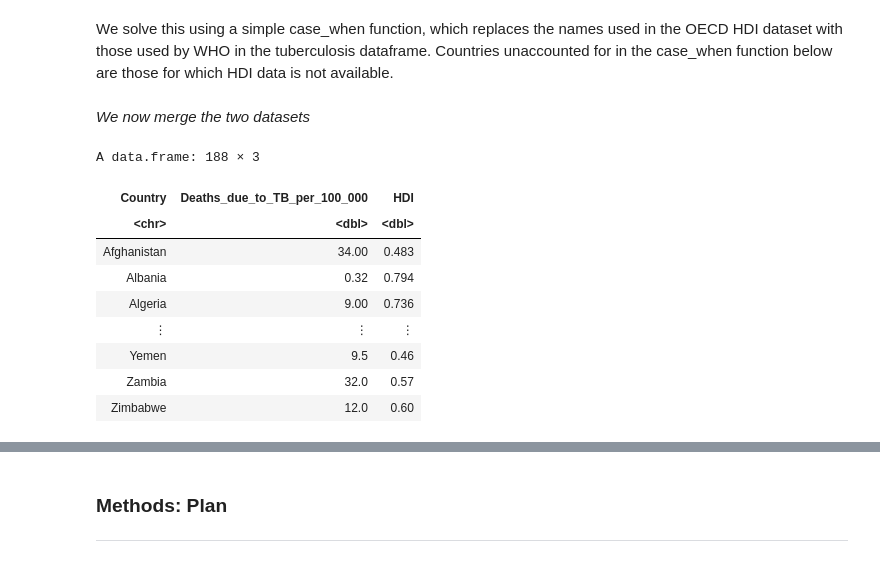
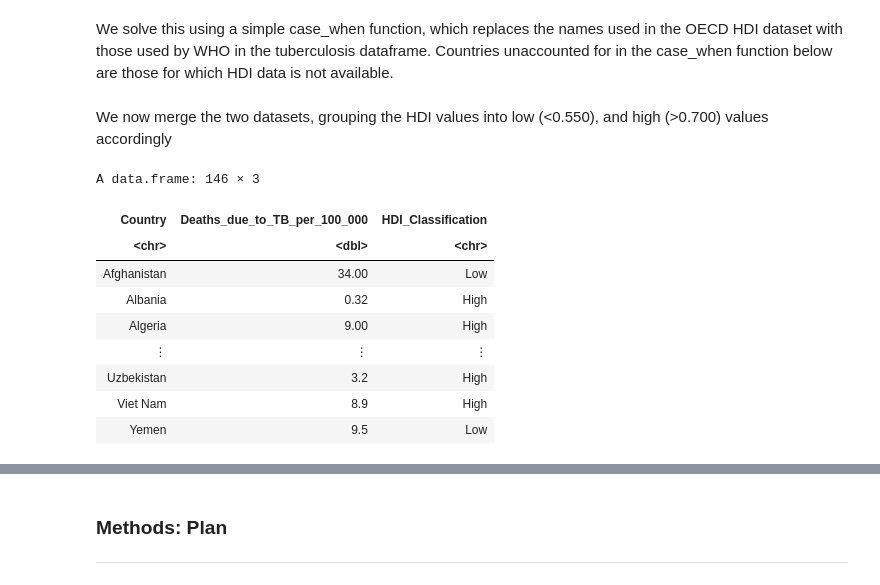
Before and after one commit to Remembria/Group-38-Project-Proposal, a Jupyter notebook: Group 38 Project Proposal.ipynb, the cells around one changed output, grey strips where cells are left out. Drawn from its saved outputs; the diff is of its cells as text; code cells hidden in the pictures.

```diff
--- a/Group 38 Project Proposal.ipynb
+++ b/Group 38 Project Proposal.ipynb
@@ -174,19 +174,24 @@ hdi_df <- hdi_df %>%
                                   Country == "United States" ~ "United States of America",
                                   TRUE ~ Country))
 # %% [markdown]
-*We now merge the two datasets*
+We now merge the two datasets, grouping the HDI values into low (<0.550), and high (>0.700) values accordingly
 # %%
-tb_hdi_df <- merge(tb_df, hdi_df,by = "Country", all.x = FALSE)
+tb_hdi_df <- tb_df %>%
+    merge(hdi_df,by = "Country", all.x = FALSE) %>%
+    filter(HDI > 0.700 | HDI < 0.550) %>%
+    mutate(HDI = ifelse(HDI > 0.700, "High", "Low")) %>%
+    rename("HDI_Classification" = "HDI")
+
 
 tb_hdi_df
 # %% [output]
-A data.frame: 188 × 3
+A data.frame: 146 × 3
-| Country | Deaths_due_to_TB_per_100_000 | HDI |
-| <chr> | <dbl> | <dbl> |
-| Afghanistan | 34.00 | 0.483 |
-| Albania | 0.32 | 0.794 |
-| Algeria | 9.00 | 0.736 |
+| Country | Deaths_due_to_TB_per_100_000 | HDI_Classification |
+| <chr> | <dbl> | <chr> |
+| Afghanistan | 34.00 | Low |
+| Albania | 0.32 | High |
+| Algeria | 9.00 | High |
 | ⋮ | ⋮ | ⋮ |
-| Yemen | 9.5 | 0.46 |
-| Zambia | 32.0 | 0.57 |
-| Zimbabwe | 12.0 | 0.60 |
+| Uzbekistan | 3.2 | High |
+| Viet Nam | 8.9 | High |
+| Yemen | 9.5 | Low |
```
Also changed, not shown: parts of 2 cells of this notebook.
